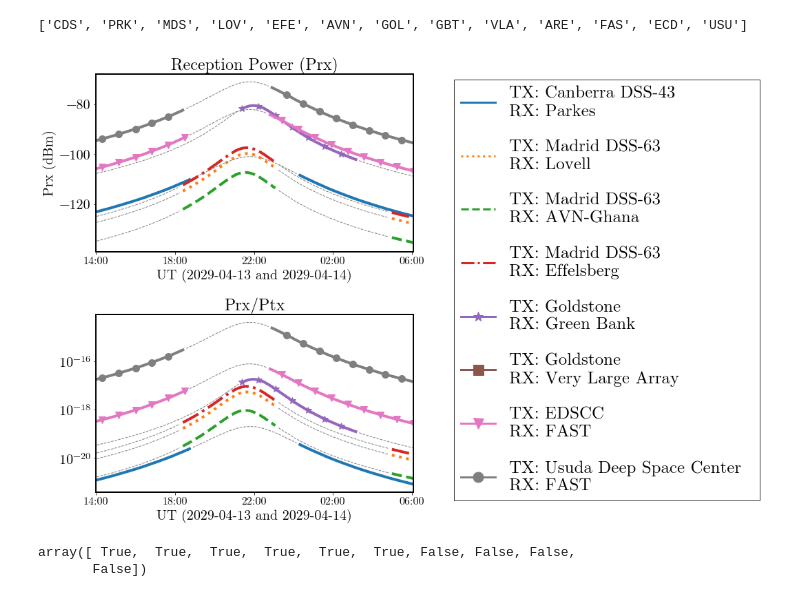
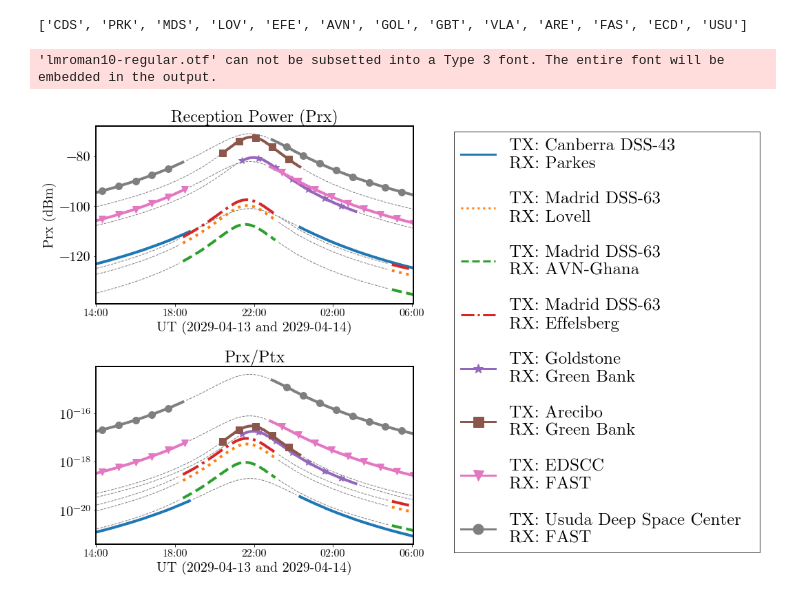
Before and after one commit to AgustinVallejo/Apophis, a Jupyter notebook: New Notebooks/2. Radio Graphs.ipynb, the cells around one changed output. Drawn from its saved outputs; the diff is of its cells as text; code cells hidden in the pictures.

Commit message:
More Tables and Graphs

```diff
--- a/New Notebooks/2. Radio Graphs.ipynb
+++ b/New Notebooks/2. Radio Graphs.ipynb
@@ -77,7 +77,7 @@ pairs = [
     ('MDS','AVN'),
     ('MDS','EFE'),
     ('GOL','GBT'),
-    ('GOL','VLA'),
+    ('ARE','GBT'),
     ('ECD','FAS'),
     ('USU','FAS'),
 ]
@@ -87,7 +87,7 @@ def x_axis(ax,i):
     ax.set_xlim([0,ephemeris['hours'].iloc[-1]])
     xticks = range(6,len(ephemeris),48)
     ax.set_xlim([ephemeris['hours'].iloc[6],ephemeris['hours'].iloc[-1]])
-    ax.set_xticks([ephemeris['hours'][i] for i in xticks])
+    ax.set_xticks([ephemeris['hours'][n] for n in xticks])
 
     if i != 10:
         ax.set_xticklabels([ephemeris['datetime_str'][i][-5:] for i in xticks],size=16)
@@ -115,7 +115,7 @@ def all_power_plots(axes,n,PrxdB, Pratio, SNR, nametx,namerx,df,tx,rx):
     title='TX: {} \nRX: {}'.format(nametx,namerx)
 
     savefigs = False
-    styles = ['-',':','--','-.','*-','s-','v-','o-']
+    styles = ['-',':','--','-.','*-','s-','v-','o-','D-']
 
     cond = elevations[tx] > 0
     times = ephemeris['hours'][cond]
@@ -156,39 +156,35 @@ def all_power_plots(axes,n,PrxdB, Pratio, SNR, nametx,namerx,df,tx,rx):
     Y = chop(SNR,cond[1:])
     Ynt = chop(SNR,~cond[1:])
 
     i += 1
     ax = axes[i]
     # rotation period plot
     ax.plot([],[],styles[n],lw=3,markevery=10,ms=15,label=title)
     # ax.set_ylabel("Angular frequency (deg/hour)")
     # ax.legend(fontsize=15)
     x_axis(ax,i)
 
 fig, axes = plt.subplots(2,2,figsize=(15,10))
 
 # for ax in axes.flat:
 #     ax.set_prop_cycle(plt.cycler('color', plt.cm.nipy_spectral(np.linspace(0.1,0.9,5)**2)))
 # fig.suptitle("Reception (rx) and Transmission (tx) Radar Power")
 
 n = 0
 for tx, rx in pairs:
     PrxdB, Pratio, SNR, period, nametx,namerx= power(tx,rx,df,rtdb,dl)
     all_power_plots(axes.flat, n, PrxdB, Pratio, SNR, nametx, namerx, df, tx, rx)
     n += 1
     ax = axes.flat[-1]
 handles, labels = axes.flat[-1].get_legend_handles_labels()
 fig.legend(handles, labels, loc="center right", fontsize=25, labelspacing=1.2, fancybox=False, edgecolor=(0,0,0))
 fig.delaxes(axes.flat[-1])
 fig.delaxes(axes.flat[-3])
 fig.tight_layout()
 
-# name = "../Figures/fig6_radio"
-# plt.savefig(name+".pdf",bbox_inches='tight')
-# plt.savefig(name+".png",bbox_inches='tight')
+name = "../Figures/fig6_radio"
+plt.savefig(name+".pdf",bbox_inches='tight')
+plt.savefig(name+".png",bbox_inches='tight')
 # %% [output]
+'lmroman10-regular.otf' can not be subsetted into a Type 3 font. The entire font will be embedded in the output.
-[figure, old version]
+[figure, new version]
-# %%
-Brozović M.  and  Benner L. A. M. and  Naidu S. P. and  Busch M. W.  and Giorgini J. D. and  Taylor P. A. and  Rivera-Valentin E. G. and  Virkki A. K. and  Venditti F. C. F. and  Marshall S. E. and  Nolan M. C. and  Howell E. S.
-# %% [output]
-array([ True,  True,  True,  True,  True,  True, False, False, False,
-       False])
```
Also changed, not shown: 16 other files.
